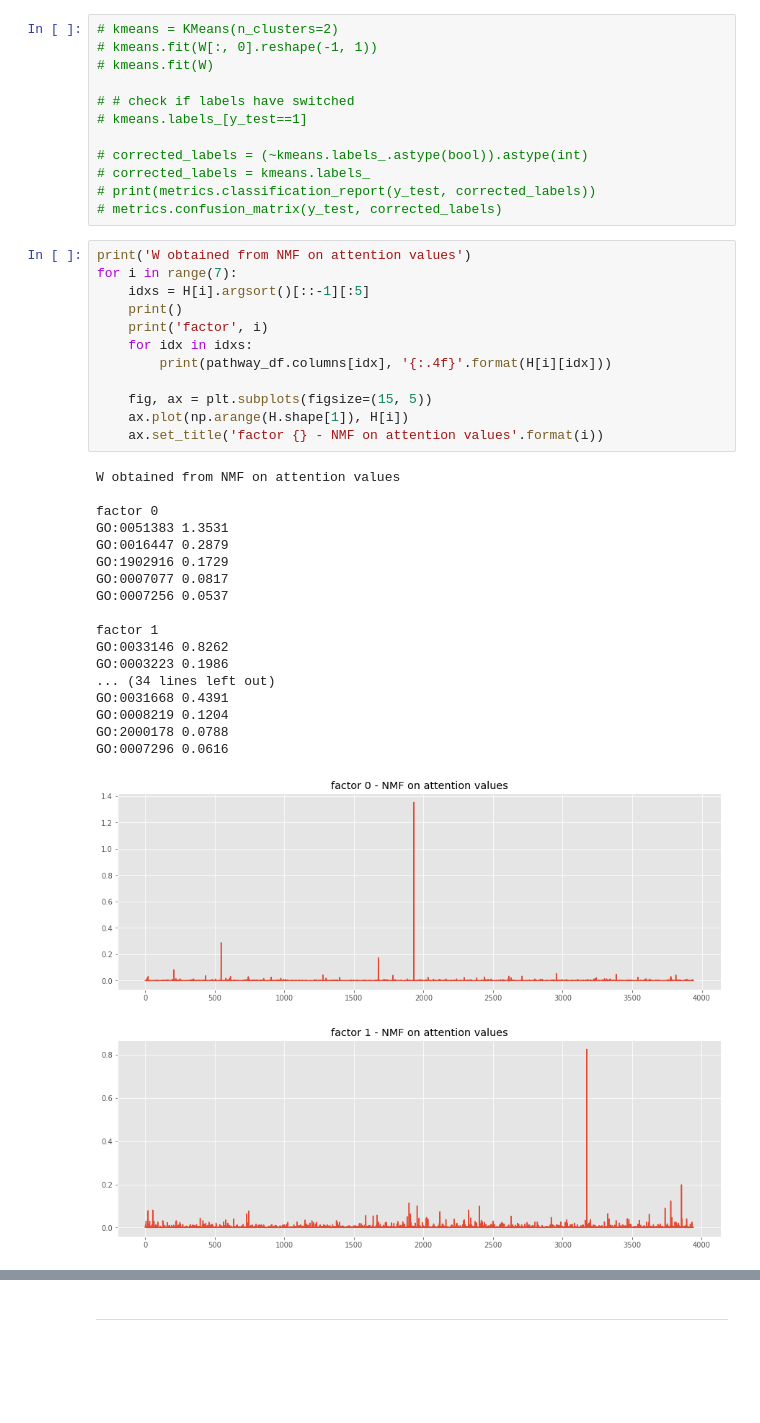
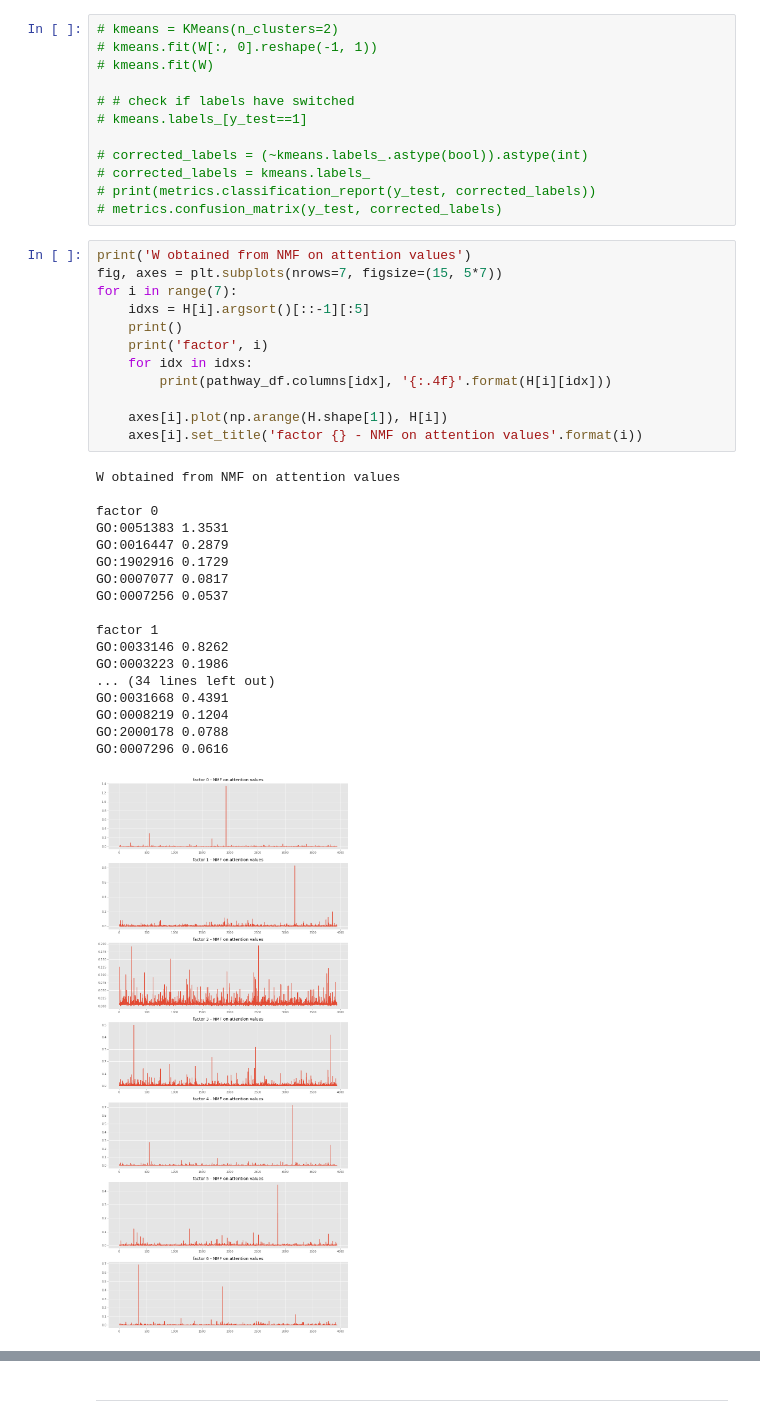
Before and after one commit to adham/PathwayAttend, a Jupyter notebook: source/analysis.ipynb, the cells around one changed output, grey strips where cells are left out. Drawn from its saved outputs; the diff is of its cells as text; blank space fills up the shorter version.

Commit message:
minor fix in plotting

```diff
--- a/source/analysis.ipynb
+++ b/source/analysis.ipynb
@@ -107,33 +107,32 @@ Text(0.5, 1.0, 'NMF weight matrix for attention weights')
 # metrics.confusion_matrix(y_test, corrected_labels)
 # %%
 print('W obtained from NMF on attention values')
+fig, axes = plt.subplots(nrows=7, figsize=(15, 5*7))
 for i in range(7):
     idxs = H[i].argsort()[::-1][:5]
     print()
     print('factor', i)
     for idx in idxs:
         print(pathway_df.columns[idx], '{:.4f}'.format(H[i][idx]))
 
-    fig, ax = plt.subplots(figsize=(15, 5))
-    ax.plot(np.arange(H.shape[1]), H[i])
-    ax.set_title('factor {} - NMF on attention values'.format(i))
+    axes[i].plot(np.arange(H.shape[1]), H[i])
+    axes[i].set_title('factor {} - NMF on attention values'.format(i))
 # %% [output]
 W obtained from NMF on attention values
 
 factor 0
 GO:0051383 1.3531
 GO:0016447 0.2879
 GO:1902916 0.1729
 GO:0007077 0.0817
 GO:0007256 0.0537
 
 factor 1
 GO:0033146 0.8262
 GO:0003223 0.1986
 ... (34 lines left out)
 GO:0031668 0.4391
 GO:0008219 0.1204
 GO:2000178 0.0788
 GO:0007296 0.0616
-[figure, old version]
+[figure, new version]
-[figure, removed]
```
Also changed, not shown: parts of 2 cells of this notebook.
